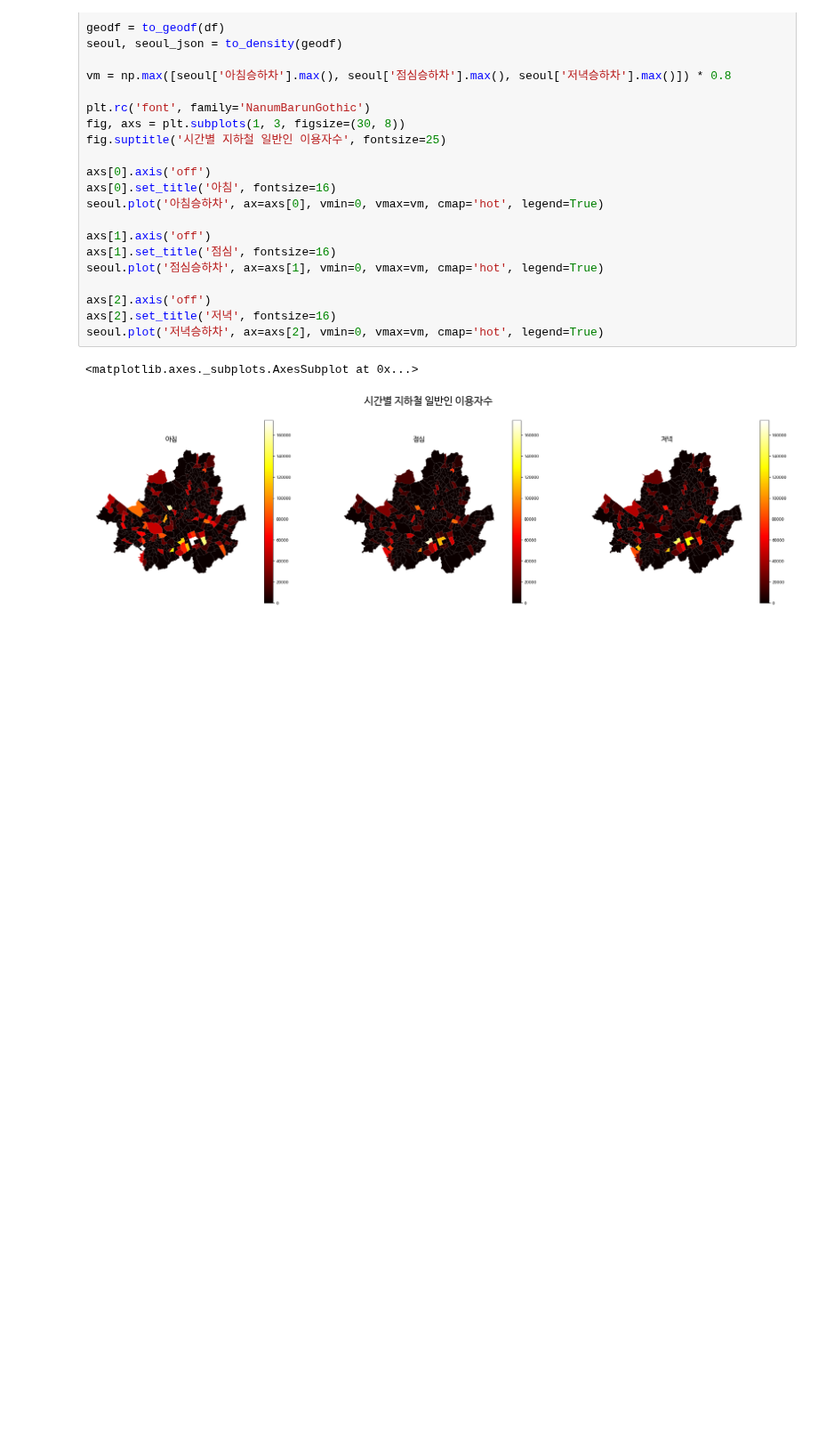
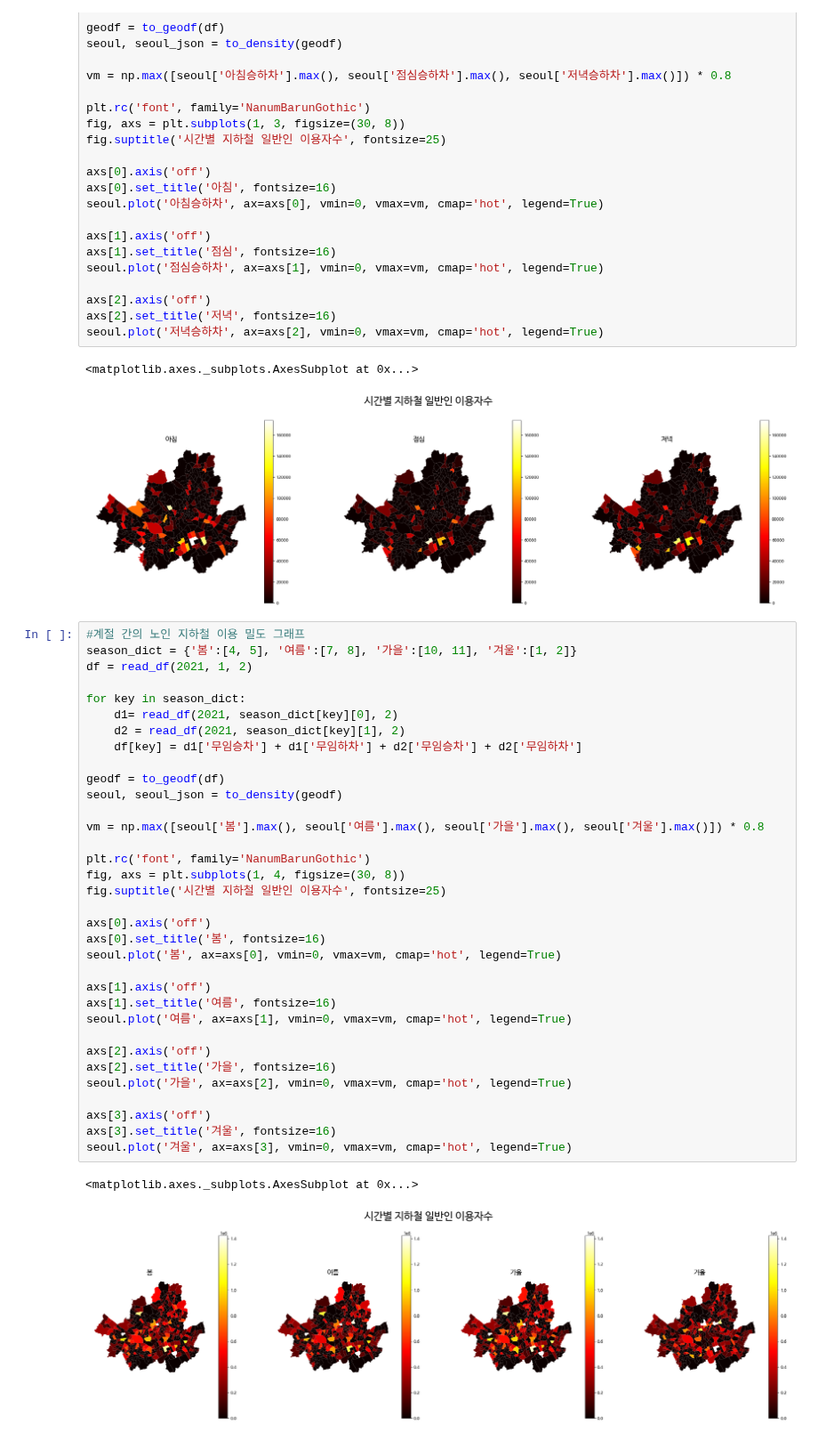
Before and after one commit to lg960214/DACON_Seoul_6, a Jupyter notebook: Geo_PipeLine.ipynb, the cells around one changed output. Shown at 89% size. Cells and saved outputs as stored; diff of their text form; blank space fills up the shorter version.

```diff
--- a/Geo_PipeLine.ipynb
+++ b/Geo_PipeLine.ipynb
@@ -228,3 +228,40 @@ seoul.plot('저녁승하차', ax=axs[2], vmin=0, vmax=vm, cmap='hot', legend=Tru
 # %% [output]
 <matplotlib.axes._subplots.AxesSubplot at 0x...>
 [figure]
+# %%
+#계절 간의 노인 지하철 이용 밀도 그래프
+season_dict = {'봄':[4, 5], '여름':[7, 8], '가을':[10, 11], '겨울':[1, 2]}
+df = read_df(2021, 1, 2)
+
+for key in season_dict:
+    d1= read_df(2021, season_dict[key][0], 2)
+    d2 = read_df(2021, season_dict[key][1], 2)
+    df[key] = d1['무임승차'] + d1['무임하차'] + d2['무임승차'] + d2['무임하차']
+
+geodf = to_geodf(df)
+seoul, seoul_json = to_density(geodf)
+
+vm = np.max([seoul['봄'].max(), seoul['여름'].max(), seoul['가을'].max(), seoul['겨울'].max()]) * 0.8
+
+plt.rc('font', family='NanumBarunGothic')
+fig, axs = plt.subplots(1, 4, figsize=(30, 8))
+fig.suptitle('시간별 지하철 일반인 이용자수', fontsize=25)
+
+axs[0].axis('off')
+axs[0].set_title('봄', fontsize=16)
+seoul.plot('봄', ax=axs[0], vmin=0, vmax=vm, cmap='hot', legend=True)
+
+axs[1].axis('off')
+axs[1].set_title('여름', fontsize=16)
+seoul.plot('여름', ax=axs[1], vmin=0, vmax=vm, cmap='hot', legend=True)
+
+axs[2].axis('off')
+axs[2].set_title('가을', fontsize=16)
+seoul.plot('가을', ax=axs[2], vmin=0, vmax=vm, cmap='hot', legend=True)
+
+axs[3].axis('off')
+axs[3].set_title('겨울', fontsize=16)
+seoul.plot('겨울', ax=axs[3], vmin=0, vmax=vm, cmap='hot', legend=True)
+# %% [output]
+<matplotlib.axes._subplots.AxesSubplot at 0x...>
+[figure, added]
```
